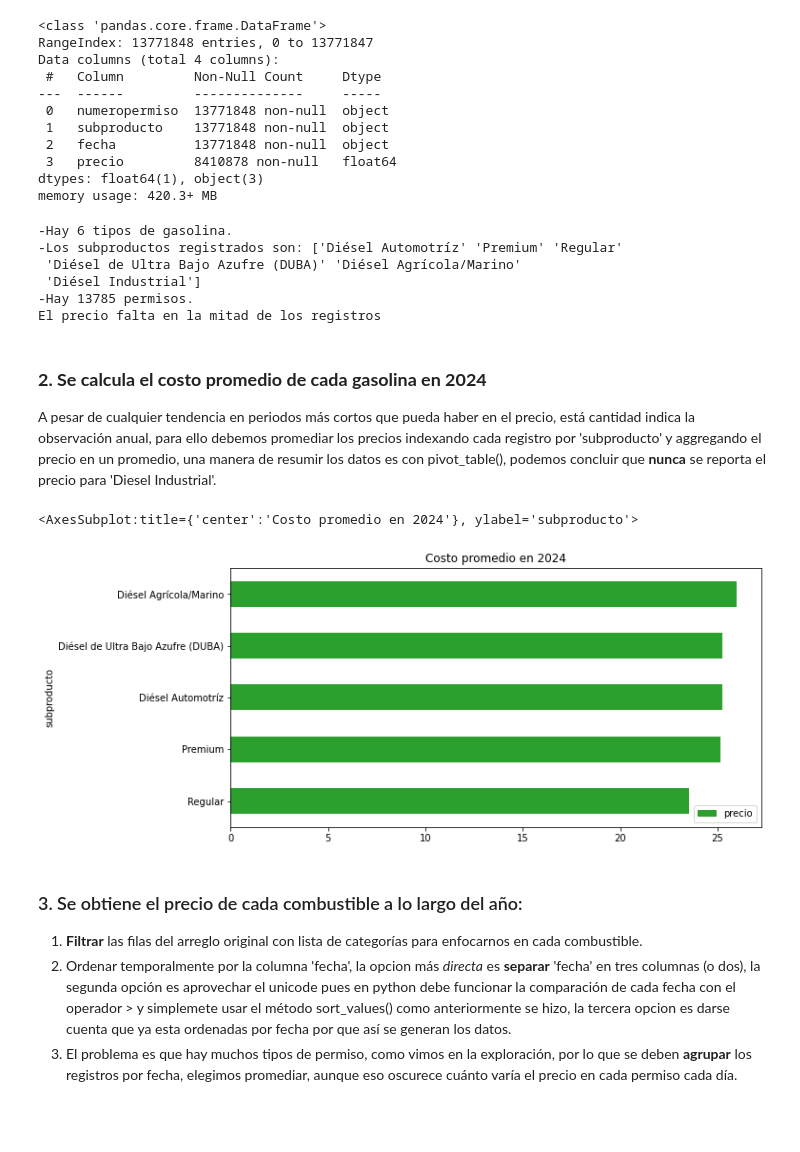
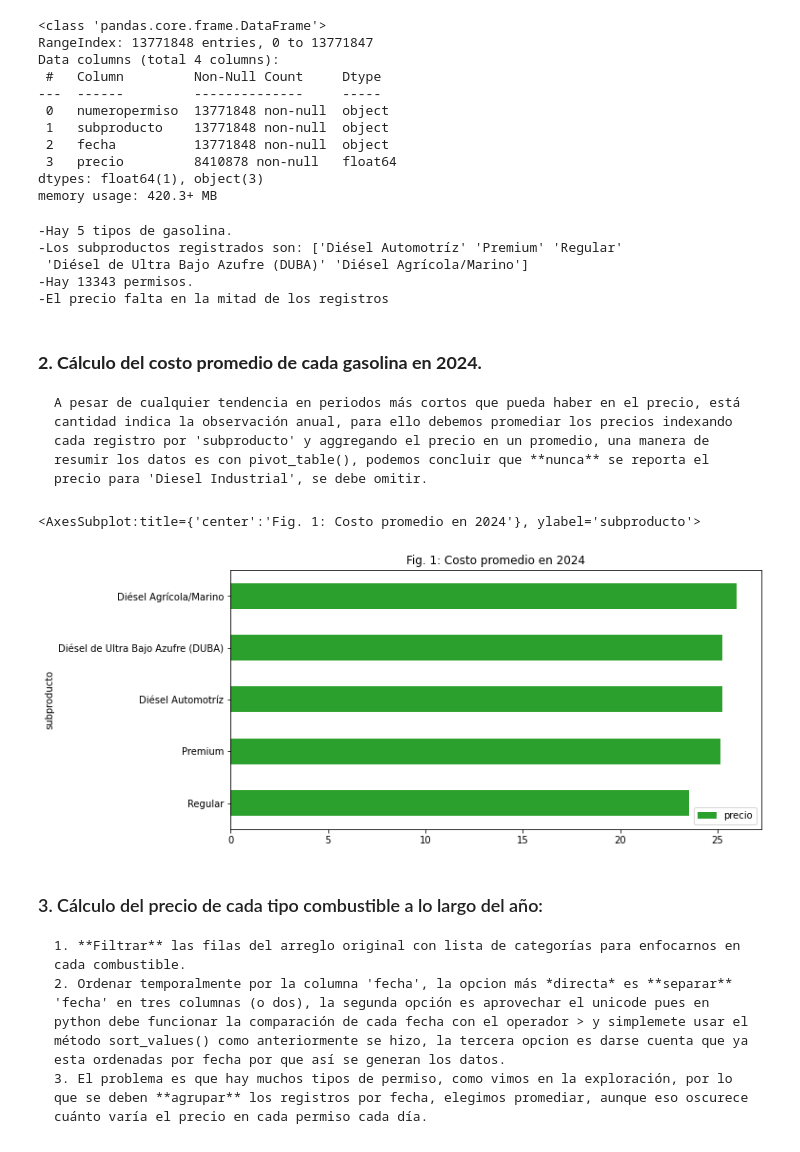
Before and after one commit to rsevp/Portafolio, a Jupyter notebook: combustibles2024.ipynb, the cells around one changed output. Cells and saved outputs as stored; diff of their text form; code cells hidden in the pictures; blank space fills up the shorter version.

```diff
--- a/combustibles2024.ipynb
+++ b/combustibles2024.ipynb
@@ -80,31 +80,30 @@ print(f'-Hay {len(permisos)} permisos.')
 #convertimos fecha a datetime
 data.fecha = pd.to_datetime(data['fecha'])
 
-print('El precio falta en la mitad de los registros')
+print('-El precio falta en la mitad de los registros')
 # %% [output]
--Hay 6 tipos de gasolina.
+-Hay 5 tipos de gasolina.
 -Los subproductos registrados son: ['Diésel Automotríz' 'Premium' 'Regular'
- 'Diésel de Ultra Bajo Azufre (DUBA)' 'Diésel Agrícola/Marino'
- 'Diésel Industrial']
--Hay 13785 permisos.
-El precio falta en la mitad de los registros
+ 'Diésel de Ultra Bajo Azufre (DUBA)' 'Diésel Agrícola/Marino']
+-Hay 13343 permisos.
+-El precio falta en la mitad de los registros
 # %% [markdown]
-### **2. Se calcula el costo promedio de cada gasolina en 2024**
-A pesar de cualquier tendencia en periodos más cortos que pueda haber en el precio, está cantidad indica la observación anual, para ello debemos promediar los precios indexando cada registro por 'subproducto' y aggregando el precio en un promedio, una manera de resumir los datos es con pivot_table(), podemos concluir que **nunca** se reporta el precio para 'Diesel Industrial'.
+### **2. Cálculo del costo promedio de cada gasolina en 2024.**
+    A pesar de cualquier tendencia en periodos más cortos que pueda haber en el precio, está cantidad indica la observación anual, para ello debemos promediar los precios indexando cada registro por 'subproducto' y aggregando el precio en un promedio, una manera de resumir los datos es con pivot_table(), podemos concluir que **nunca** se reporta el precio para 'Diesel Industrial', se debe omitir.
 # %%
 subp = data.pivot_table('precio', columns='subproducto', aggfunc='mean')
 sub= subp.T
 sub= sub.sort_values(by='precio')
-sub.plot(title='Costo promedio en 2024', kind='barh', color = 'C2', figsize = (10,5))
+sub.plot(title='Fig. 1: Costo promedio en 2024', kind='barh', color = 'C2', figsize = (10,5))
 # %% [output]
-<AxesSubplot:title={'center':'Costo promedio en 2024'}, ylabel='subproducto'>
+<AxesSubplot:title={'center':'Fig. 1: Costo promedio en 2024'}, ylabel='subproducto'>
-[figure, old version]
+[figure, new version]
 # %% [markdown]
-### 3. Se obtiene el precio de cada combustible a lo largo del año:
+### 3. Cálculo del precio de cada tipo combustible a lo largo del año:
 
-1. **Filtrar** las filas del arreglo original con lista de categorías para enfocarnos en cada combustible.
-2. Ordenar temporalmente por la columna 'fecha', la opcion más *directa* es **separar** 'fecha' en tres columnas (o dos), la segunda opción es aprovechar el unicode pues en python debe funcionar la comparación de cada fecha con el operador > y simplemete usar el método sort_values() como anteriormente se hizo, la tercera opcion es darse cuenta que ya esta ordenadas por fecha por que así se generan los datos.
-3. El problema es que hay muchos tipos de permiso, como vimos en la exploración, por lo que se deben **agrupar** los registros por fecha, elegimos promediar, aunque eso oscurece cuánto varía el precio en cada permiso cada día.
+    1. **Filtrar** las filas del arreglo original con lista de categorías para enfocarnos en cada combustible.
+    2. Ordenar temporalmente por la columna 'fecha', la opcion más *directa* es **separar** 'fecha' en tres columnas (o dos), la segunda opción es aprovechar el unicode pues en python debe funcionar la comparación de cada fecha con el operador > y simplemete usar el método sort_values() como anteriormente se hizo, la tercera opcion es darse cuenta que ya esta ordenadas por fecha por que así se generan los datos.
+    3. El problema es que hay muchos tipos de permiso, como vimos en la exploración, por lo que se deben **agrupar** los registros por fecha, elegimos promediar, aunque eso oscurece cuánto varía el precio en cada permiso cada día.
 # %%
 %matplotlib inline
 
```
Also changed, not shown: parts of 8 cells of this notebook.
